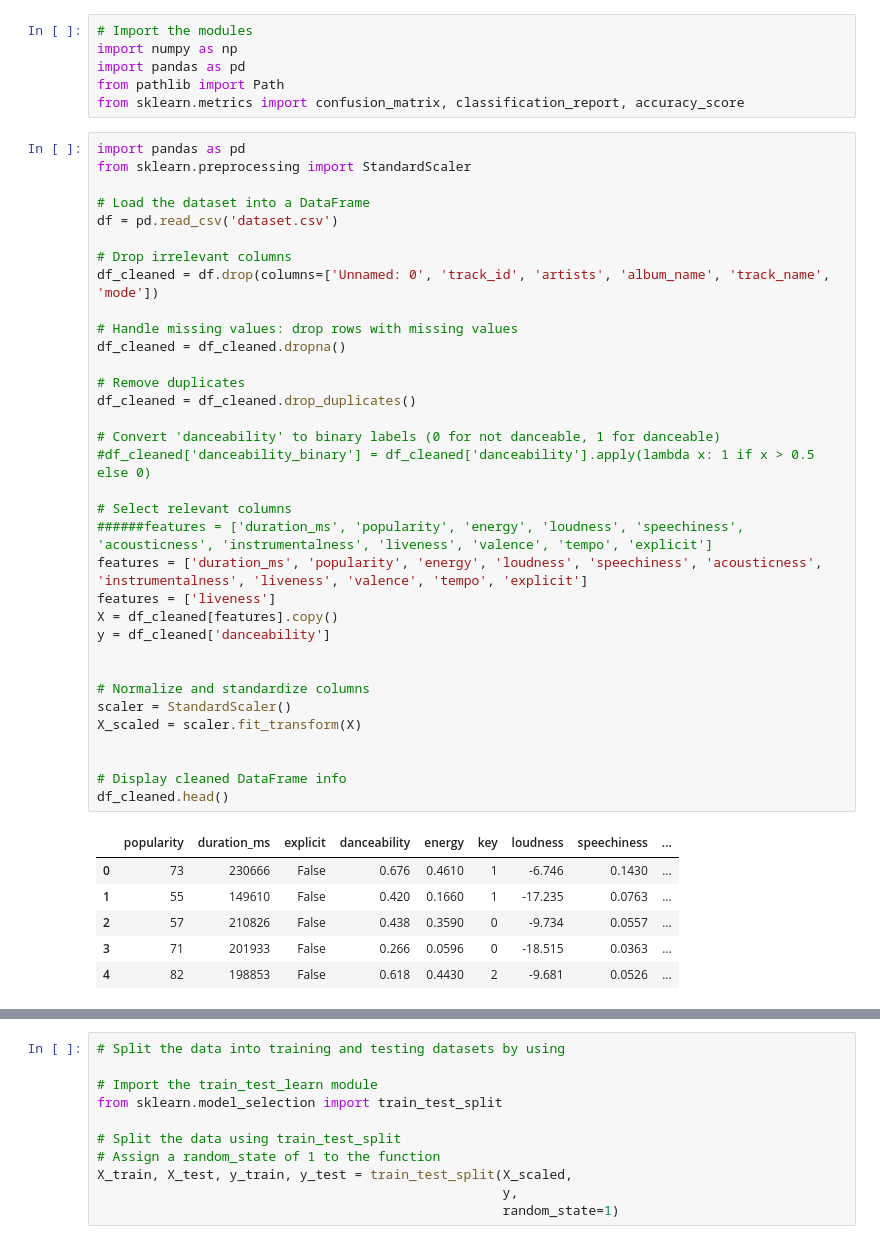
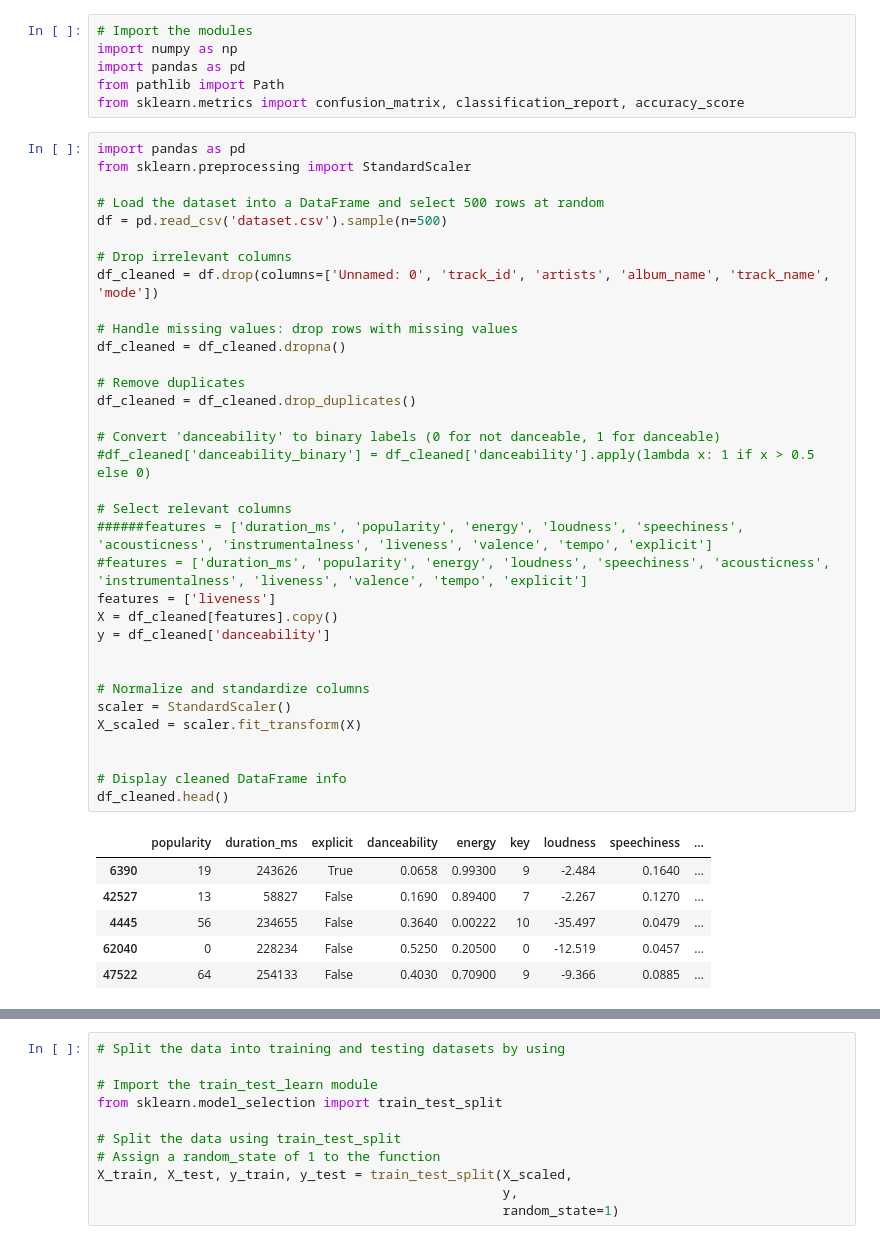
Before and after one commit to EmilieScanlon/Music2.0, a Jupyter notebook: Music_Info.ipynb, the cells around one changed output, grey strips where cells are left out. Saved outputs shown, nothing was run; the diff lists cells and outputs as text.

```diff
--- a/Music_Info.ipynb
+++ b/Music_Info.ipynb
@@ -8,43 +8,43 @@ from sklearn.metrics import confusion_matrix, classification_report, accuracy_sc
 import pandas as pd
 from sklearn.preprocessing import StandardScaler
 
-# Load the dataset into a DataFrame
-df = pd.read_csv('dataset.csv')
+# Load the dataset into a DataFrame and select 500 rows at random
+df = pd.read_csv('dataset.csv').sample(n=500)
 
 # Drop irrelevant columns
 df_cleaned = df.drop(columns=['Unnamed: 0', 'track_id', 'artists', 'album_name', 'track_name', 'mode'])
 
 # Handle missing values: drop rows with missing values
 df_cleaned = df_cleaned.dropna()
 
 # Remove duplicates
 df_cleaned = df_cleaned.drop_duplicates()
 
 # Convert 'danceability' to binary labels (0 for not danceable, 1 for danceable)
 #df_cleaned['danceability_binary'] = df_cleaned['danceability'].apply(lambda x: 1 if x > 0.5 else 0)
 
 # Select relevant columns
 ######features = ['duration_ms', 'popularity', 'energy', 'loudness', 'speechiness', 'acousticness', 'instrumentalness', 'liveness', 'valence', 'tempo', 'explicit']
-features = ['duration_ms', 'popularity', 'energy', 'loudness', 'speechiness', 'acousticness', 'instrumentalness', 'liveness', 'valence', 'tempo', 'explicit']
+#features = ['duration_ms', 'popularity', 'energy', 'loudness', 'speechiness', 'acousticness', 'instrumentalness', 'liveness', 'valence', 'tempo', 'explicit']
 features = ['liveness']
 X = df_cleaned[features].copy()
 y = df_cleaned['danceability']
 
 
 # Normalize and standardize columns
 scaler = StandardScaler()
 X_scaled = scaler.fit_transform(X)
 
 
 # Display cleaned DataFrame info
 df_cleaned.head()
 # %% [output]
 |  | popularity | duration_ms | explicit | danceability | energy | key | loudness | speechiness | ... |
-| 0 | 73 | 230666 | False | 0.676 | 0.4610 | 1 | -6.746 | 0.1430 | ... |
-| 1 | 55 | 149610 | False | 0.420 | 0.1660 | 1 | -17.235 | 0.0763 | ... |
-| 2 | 57 | 210826 | False | 0.438 | 0.3590 | 0 | -9.734 | 0.0557 | ... |
-| 3 | 71 | 201933 | False | 0.266 | 0.0596 | 0 | -18.515 | 0.0363 | ... |
-| 4 | 82 | 198853 | False | 0.618 | 0.4430 | 2 | -9.681 | 0.0526 | ... |
+| 6390 | 19 | 243626 | True | 0.0658 | 0.99300 | 9 | -2.484 | 0.1640 | ... |
+| 42527 | 13 | 58827 | False | 0.1690 | 0.89400 | 7 | -2.267 | 0.1270 | ... |
+| 4445 | 56 | 234655 | False | 0.3640 | 0.00222 | 10 | -35.497 | 0.0479 | ... |
+| 62040 | 0 | 228234 | False | 0.5250 | 0.20500 | 0 | -12.519 | 0.0457 | ... |
+| 47522 | 64 | 254133 | False | 0.4030 | 0.70900 | 9 | -9.366 | 0.0885 | ... |
 # %%
 print(df_cleaned.info())
 # %% [output]
```
Also changed, not shown: parts of 4 cells of this notebook.
